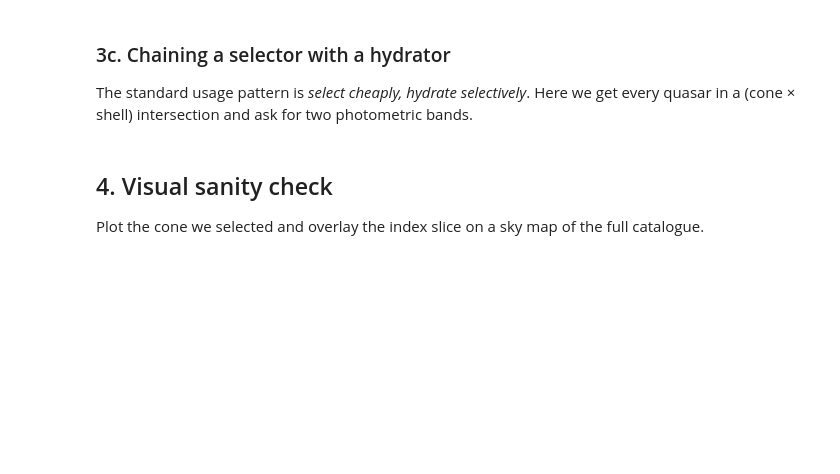
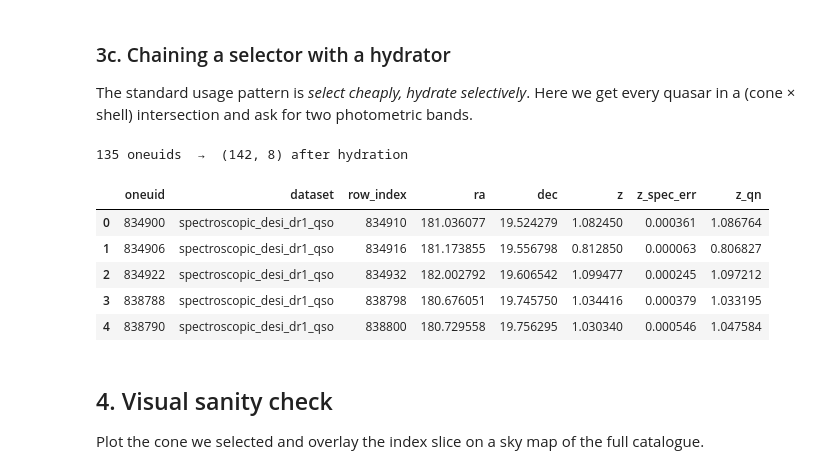
Before and after one commit to corentinravoux/oneuniverse, a Jupyter notebook: notebooks/02_select_objects.ipynb, the cells around one changed output. Saved outputs shown, nothing was run; the diff lists cells and outputs as text; code cells hidden in the pictures; blank space fills up the shorter version.

```diff
--- a/notebooks/02_select_objects.ipynb
+++ b/notebooks/02_select_objects.ipynb
@@ -150,9 +194,17 @@ df_lvl2.iloc[:5, :8]
 The standard usage pattern is *select cheaply, hydrate selectively*. Here we get every quasar in a (cone × shell) intersection and ask for two photometric bands.
 # %%
 uids = q.from_selection([Cone(180.0, 20.0, 2.0), Shell(0.8, 1.2)])
-df = q.partial_for(uids, columns=['psfmag_g', 'psfmag_r'])
+df = q.partial_for(uids, columns=['z_spec_err', 'z_qn'])
 print(f'{len(uids)} oneuids  →  {df.shape} after hydration')
 df.head()
+# %% [output]
+135 oneuids  →  (142, 8) after hydration
+|  | oneuid | dataset | row_index | ra | dec | z | z_spec_err | z_qn |
+| 0 | 834900 | spectroscopic_desi_dr1_qso | 834910 | 181.036077 | 19.524279 | 1.082450 | 0.000361 | 1.086764 |
+| 1 | 834906 | spectroscopic_desi_dr1_qso | 834916 | 181.173855 | 19.556798 | 0.812850 | 0.000063 | 0.806827 |
+| 2 | 834922 | spectroscopic_desi_dr1_qso | 834932 | 182.002792 | 19.606542 | 1.099477 | 0.000245 | 1.097212 |
+| 3 | 838788 | spectroscopic_desi_dr1_qso | 838798 | 180.676051 | 19.745750 | 1.034416 | 0.000379 | 1.033195 |
+| 4 | 838790 | spectroscopic_desi_dr1_qso | 838800 | 180.729558 | 19.756295 | 1.030340 | 0.000546 | 1.047584 |
 # %% [markdown]
 ## 4. Visual sanity check
 
```
Also changed, not shown: parts of 11 cells of this notebook, 8 other files.
